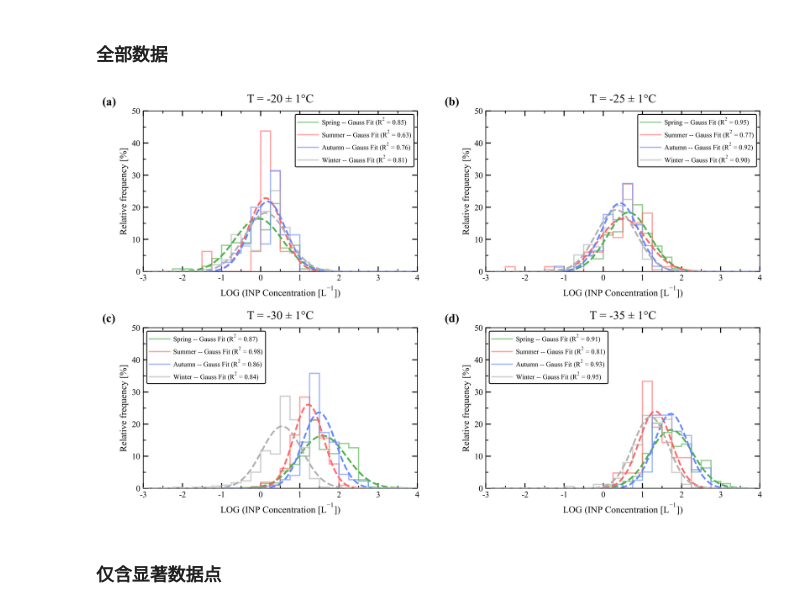
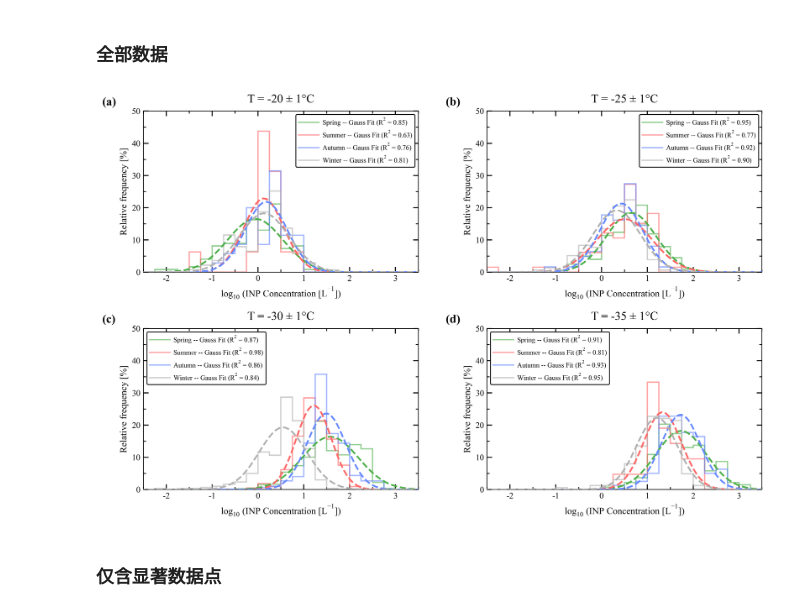
Before and after one commit to ReedFu/master0_2025, a Jupyter notebook: Lanzhou_cfdc/Probability density distribution.ipynb, the cells around one changed output. Saved outputs shown, nothing was run; the diff lists cells and outputs as text; code cells hidden in the pictures.

```diff
--- a/Lanzhou_cfdc/Probability density distribution.ipynb
+++ b/Lanzhou_cfdc/Probability density distribution.ipynb
@@ -115,37 +115,37 @@ for i, t in enumerate(target_temps):
     # ==========================================
     # 4. 子图细节美化
     # ==========================================
     ax.set_title(f'T = {t} ± 1°C', fontsize=14, pad=10)
-    ax.set_xlabel('LOG (INP Concentration [L$^{-1}$])', fontsize=11)
+    ax.set_xlabel('$log_{10}$ (INP Concentration [L$^{-1}$])', fontsize=11)
     ax.set_ylabel('Relative frequency [%]', fontsize=11)
 
-    ax.set_xlim(x_min_global, x_max_global)
+    ax.set_xlim(-2.5, 3.5)
     ax.set_ylim(0, 50)
 
     ax.tick_params(axis='both', which='major', direction='in',
                    top=True, right=True, length=6, width=1.2, labelsize=10)
     ax.tick_params(axis='both', which='minor', direction='in',
                    top=True, right=True, length=3, width=1)
     ax.xaxis.set_minor_locator(ticker.AutoMinorLocator(2))
     ax.yaxis.set_minor_locator(ticker.AutoMinorLocator(2))
 
     ax.text(-0.15, 1.02, f'({chr(97+i)})', transform=ax.transAxes,
             fontsize=14, fontweight='bold', va='bottom', ha='left')
 
     if legend_handles:
         ax.legend(legend_handles, legend_labels,
                   handler_map={tuple: HandlerTuple(ndivide=None, pad=0.5)},
                   fontsize=8, frameon=True,
                   edgecolor='black', framealpha=1, borderpad=0.4,
                   handlelength=3, handletextpad=0.5)
 
 
 # 5. 保存并显示
 # bbox_inches='tight' 可以自动裁剪掉多余的白边
-#plt.savefig('INP_Distribution_Seasons.png', dpi=600, bbox_inches='tight')
+plt.savefig(r'D:\Coding\master0_2025\Thesis\fig 1.png', dpi=500, bbox_inches='tight')
 plt.show()
 # %% [output]
-[figure, old version]
+[figure, new version]
 # %% [markdown]
 ### 仅含显著数据点
 # %%
```
Also changed, not shown: parts of 1 cell of this notebook.
